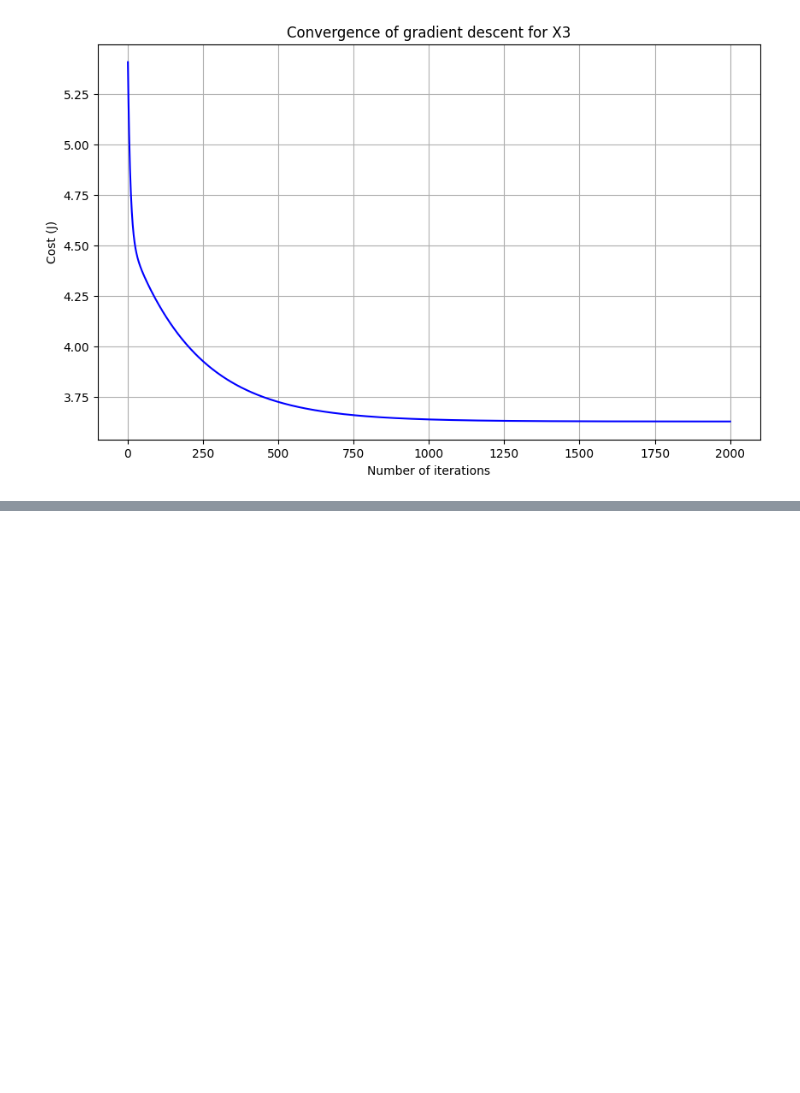
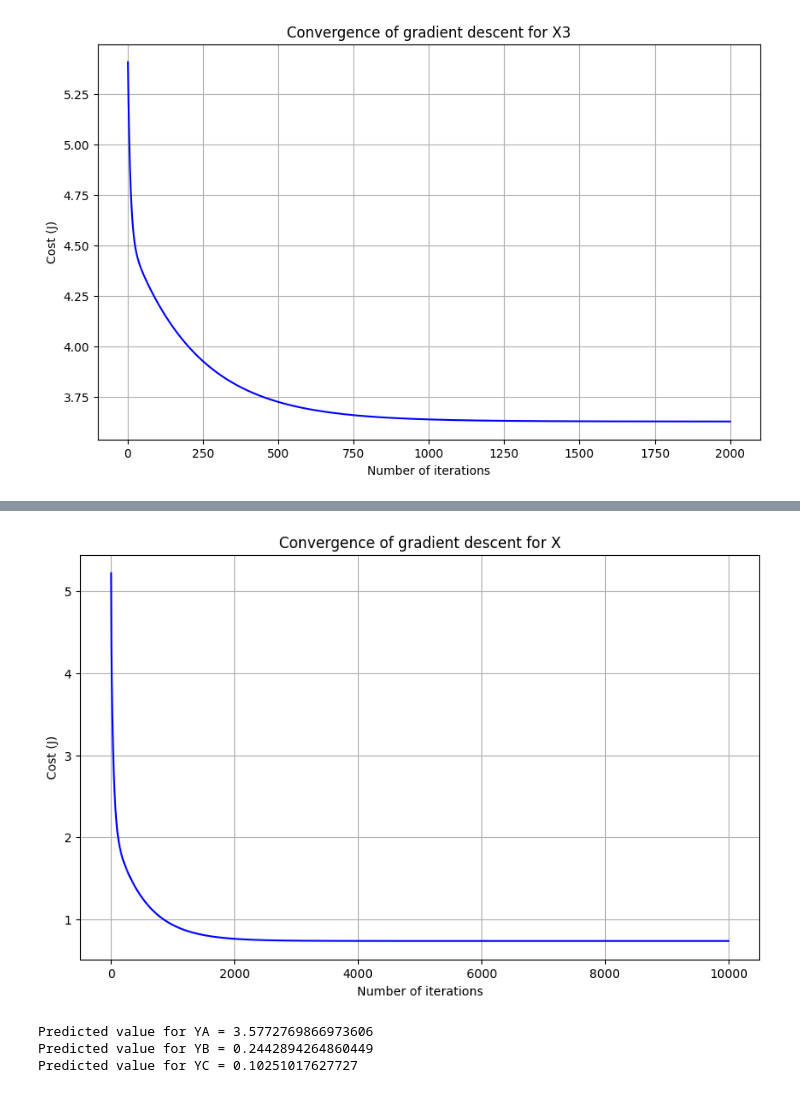
Before and after one commit to LukegCashman/Cashman_ECGR4105, a Jupyter notebook: LC_HW1.ipynb, the cells around one changed output, grey strips where cells are left out. Cells and saved outputs as stored; diff of their text form; code cells hidden in the pictures; blank space fills up the shorter version.

```diff
--- a/LC_HW1.ipynb
+++ b/LC_HW1.ipynb
@@ -216,0 +226,27 @@ plt.show()
+# %%
+# Define cost function for all X variables
+def comp_err2(X, Y, Thet2):
+    predictions = X.dot(Thet2)
+    errors = np.subtract(predictions, Y)
+    sqrErrors = np.square(errors)
+    J = 1 / (2 * Size) * np.sum(sqrErrors)
+    return J
+# %%
+# Define grad decent function for all X variables
+def grad2_descent(X, Y, Thet2, Alpha2, Iteration2):
+    m = len(Y)  # Number of training examples
+    cost_hist2 = np.zeros(Iteration2)
+
+    for i in range(Iteration2):
+        predictions = X.dot(Thet2)
+        errors = np.subtract(predictions, Y)
+        sum_delta = (Alpha2 / m) * X.transpose().dot(errors)
+        Thet2 -= sum_delta
+        cost_hist2[i] = comp_err2(X, Y, Thet2)
+
+    return Thet2, cost_hist2
+# %%
+# Call grad decent function
+Theta2, cost_hist2 = grad2_descent(XF, Y, Thet2, Alpha2, Iteration2)
+print('Final value of theta =', Thet2)
+print('cost_history =', cost_hist2)
@@ -216,0 +304,28 @@ plt.show()
+# %%
+# Plot cost at each iteration for all X variables
+plt.plot(range(1, Iteration2 + 1), cost_hist2, color='blue')
+plt.rcParams["figure.figsize"] = (10, 6)
+plt.grid(True)
+
+plt.xlabel('Number of iterations')
+plt.ylabel('Cost (J)')
+plt.title('Convergence of gradient descent for X')
+
+plt.show()
+# %% [output]
+[figure, added]
+# %%
+# Section 3: Problem 2 - Part 4
+XA = [1.,1.,1.,1.]
+XB = [1.,2.,0.,4.]
+XC = [1.,3.,2.,1.]
+YA = sum(XA*Thet2)
+YB = sum(XB*Thet2)
+YC = sum(XC*Thet2)
+print('Predicted value for YA =', YA)
+print('Predicted value for YB =', YB)
+print('Predicted value for YC =', YC)
+# %% [output]
+Predicted value for YA = 3.5772769866973606
+Predicted value for YB = 0.2442894264860449
+Predicted value for YC = 0.10251017627727
```
Also changed, not shown: parts of 12 cells of this notebook.
